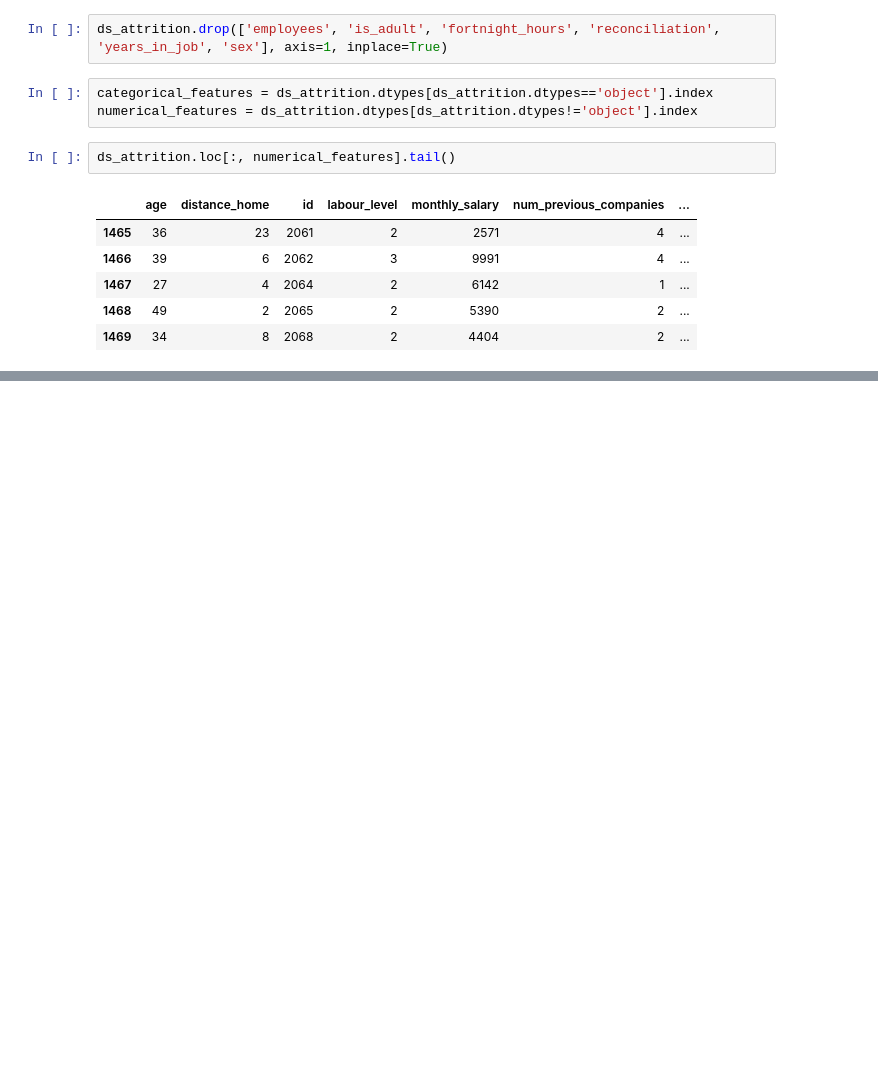
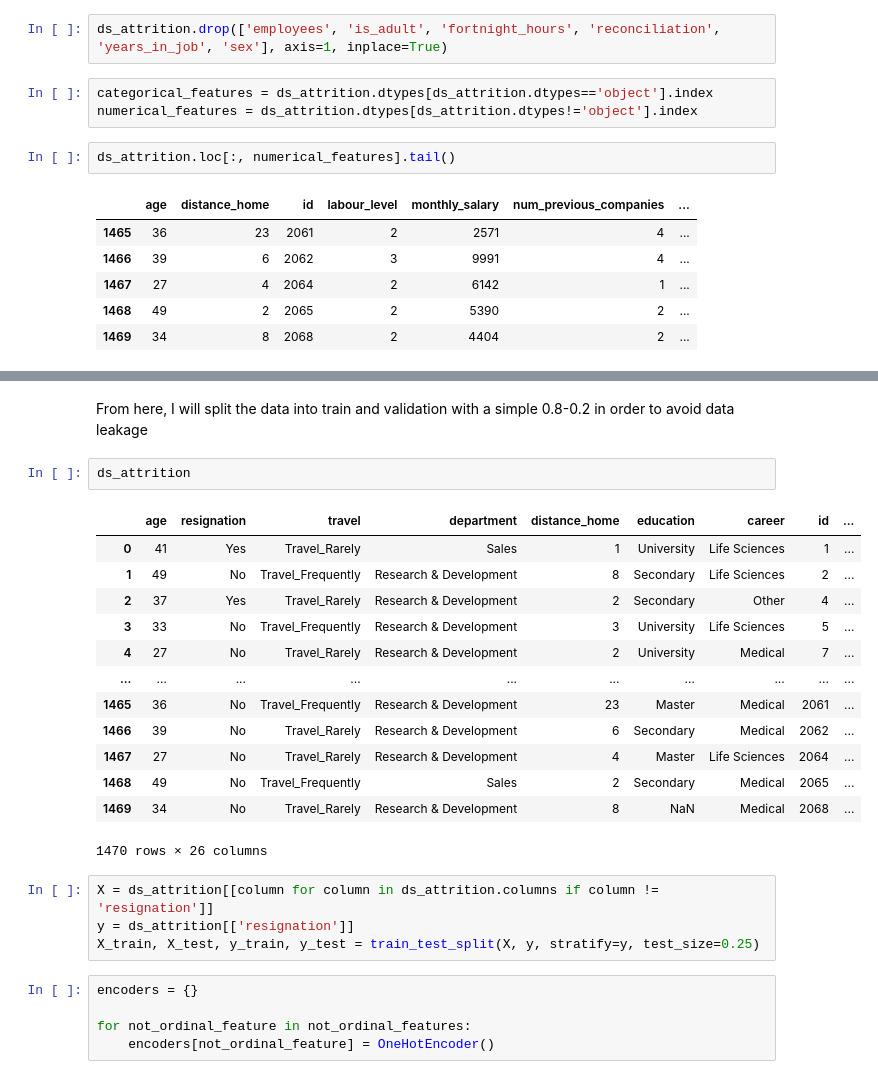
Before and after one commit to AlmudenaZhou/employee_attrition, a Jupyter notebook: Business Analytics.ipynb, the cells around one changed output, grey strips where cells are left out. Saved outputs shown, nothing was run; the diff lists cells and outputs as text; blank space fills up the shorter version.

```diff
--- a/Business Analytics.ipynb
+++ b/Business Analytics.ipynb
@@ -360,0 +460,27 @@ ds_attrition.loc[:, categorical_features].tail()
+# %% [markdown]
+From here, I will split the data into train and validation with a simple 0.8-0.2 in order to avoid data leakage
+# %%
+ds_attrition
+# %% [output]
+|  | age | resignation | travel | department | distance_home | education | career | id | ... |
+| 0 | 41 | Yes | Travel_Rarely | Sales | 1 | University | Life Sciences | 1 | ... |
+| 1 | 49 | No | Travel_Frequently | Research & Development | 8 | Secondary | Life Sciences | 2 | ... |
+| 2 | 37 | Yes | Travel_Rarely | Research & Development | 2 | Secondary | Other | 4 | ... |
+| 3 | 33 | No | Travel_Frequently | Research & Development | 3 | University | Life Sciences | 5 | ... |
+| 4 | 27 | No | Travel_Rarely | Research & Development | 2 | University | Medical | 7 | ... |
+| ... | ... | ... | ... | ... | ... | ... | ... | ... | ... |
+| 1465 | 36 | No | Travel_Frequently | Research & Development | 23 | Master | Medical | 2061 | ... |
+| 1466 | 39 | No | Travel_Rarely | Research & Development | 6 | Secondary | Medical | 2062 | ... |
+| 1467 | 27 | No | Travel_Rarely | Research & Development | 4 | Master | Life Sciences | 2064 | ... |
+| 1468 | 49 | No | Travel_Frequently | Sales | 2 | Secondary | Medical | 2065 | ... |
+| 1469 | 34 | No | Travel_Rarely | Research & Development | 8 | NaN | Medical | 2068 | ... |
+1470 rows × 26 columns
+# %%
+X = ds_attrition[[column for column in ds_attrition.columns if column != 'resignation']]
+y = ds_attrition[['resignation']]
+X_train, X_test, y_train, y_test = train_test_split(X, y, stratify=y, test_size=0.25)
+# %%
+encoders = {}
+
+for not_ordinal_feature in not_ordinal_features:
+    encoders[not_ordinal_feature] = OneHotEncoder()
```
Also changed, not shown: parts of 16 cells of this notebook.
